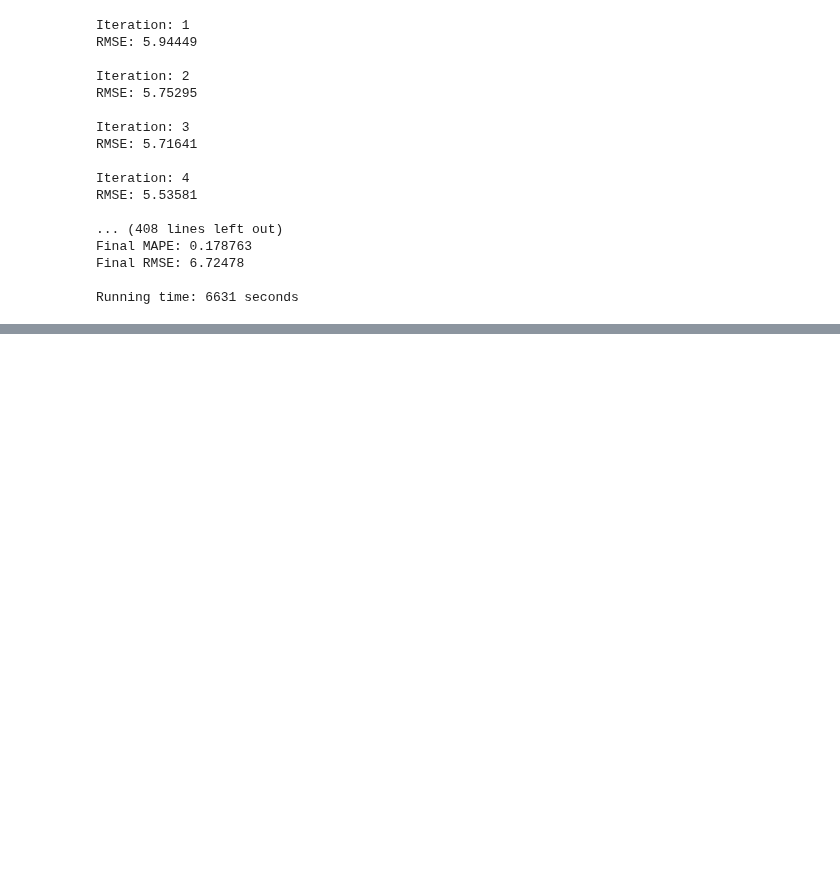
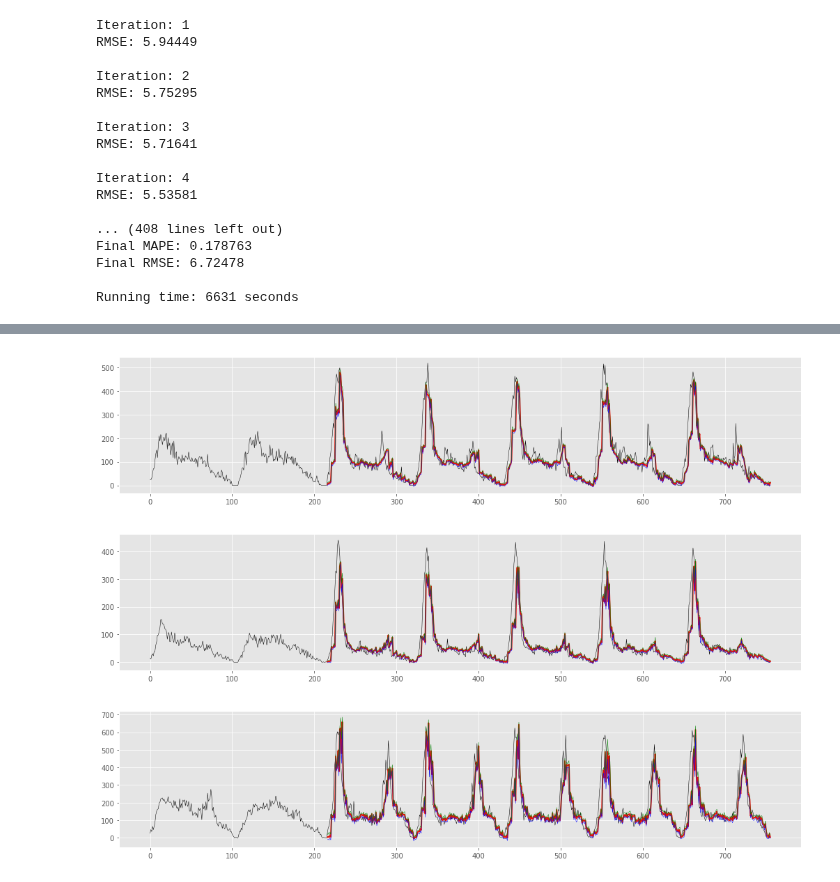
Before and after one commit to xinychen/Tensor4ML, a Jupyter notebook: content/BTMF.ipynb, the cells around one changed output, grey strips where cells are left out. Cells and saved outputs as stored; diff of their text form; code cells hidden in the pictures; blank space fills up the shorter version.

```diff
--- a/content/BTMF.ipynb
+++ b/content/BTMF.ipynb
@@ -776,0 +826,17 @@ RMSE: 5.69614
+# %%
+import time
+start = time.time()
+dim1, dim2 = sparse_mat.shape
+rank = 10
+time_lags = np.array([1, 2, 108])
+num_step = 5
+num_roll = int(108 * 5 / num_step)
+start_time = dim2 - num_roll * num_step
+init = {"W": 0.1 * np.random.rand(dim1, rank),
+        "X": 0.1 * np.random.rand(start_time, rank)}
+burn_iter = 100
+gibbs_iter = 10
+result = forecastor(dense_mat, sparse_mat, init, time_lags,
+                    num_roll, start_time, num_step, burn_iter, gibbs_iter)
+end = time.time()
+print('Running time: %d seconds'%(end - start))
@@ -776,0 +861,26 @@ RMSE: 5.69614
+# %%
+mat_hat10 = np.percentile(result, 10, axis = 2)
+mat_hat90 = np.percentile(result, 90, axis = 2)
+mat_hat = np.mean(result, axis = 2)
+
+X = dense_mat.copy()
+pred_steps = int(num_roll * num_step)
+tv = 108
+
+import matplotlib.pyplot as plt
+plt.style.use('ggplot')
+figsize = 2
+for i in range(3):
+    fig = plt.figure(figsize = (8 * figsize, 2 * figsize))
+    ax = fig.add_axes([0.13, 0.28, 0.85, 0.68])
+    plt.plot(X[i, 18 * tv :], color = "black", linewidth = 0.5)
+    plt.plot(list(range(X.shape[1] - pred_steps - 18 * tv, X.shape[1] - 18 * tv)),
+             mat_hat[i, :], color = "#e3120b", linewidth = 2.0)
+    plt.plot(list(range(X.shape[1] - pred_steps - 18 * tv, X.shape[1] - 18 * tv)),
+             mat_hat10[i, :], color = "blue", linewidth = 0.5)
+    plt.plot(list(range(X.shape[1] - pred_steps - 18 * tv, X.shape[1] - 18 * tv)),
+             mat_hat90[i, :], color = "green", linewidth = 0.5)
+# %% [output]
+[figure, added]
+[figure, added]
+[figure, added]
```
Also changed, not shown: parts of 10 cells of this notebook.
